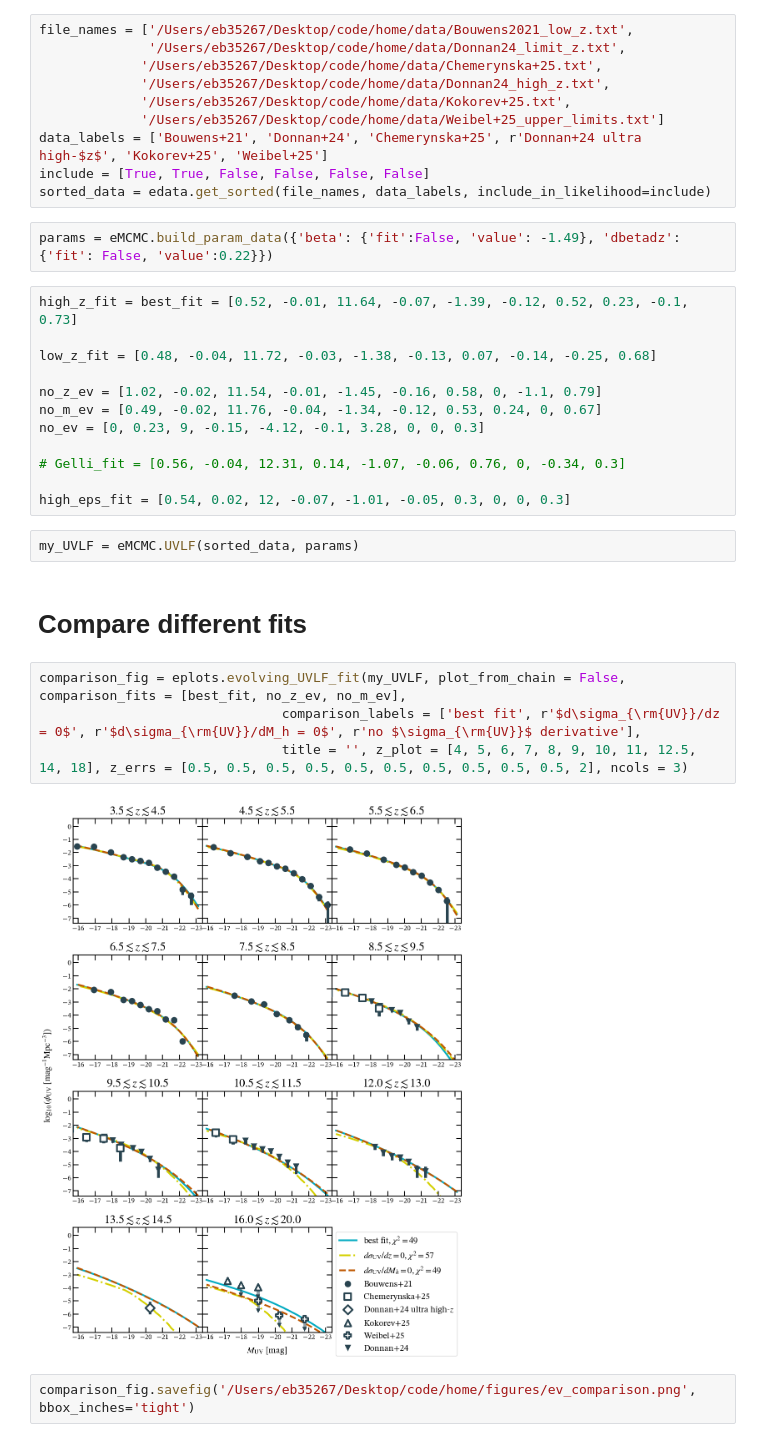
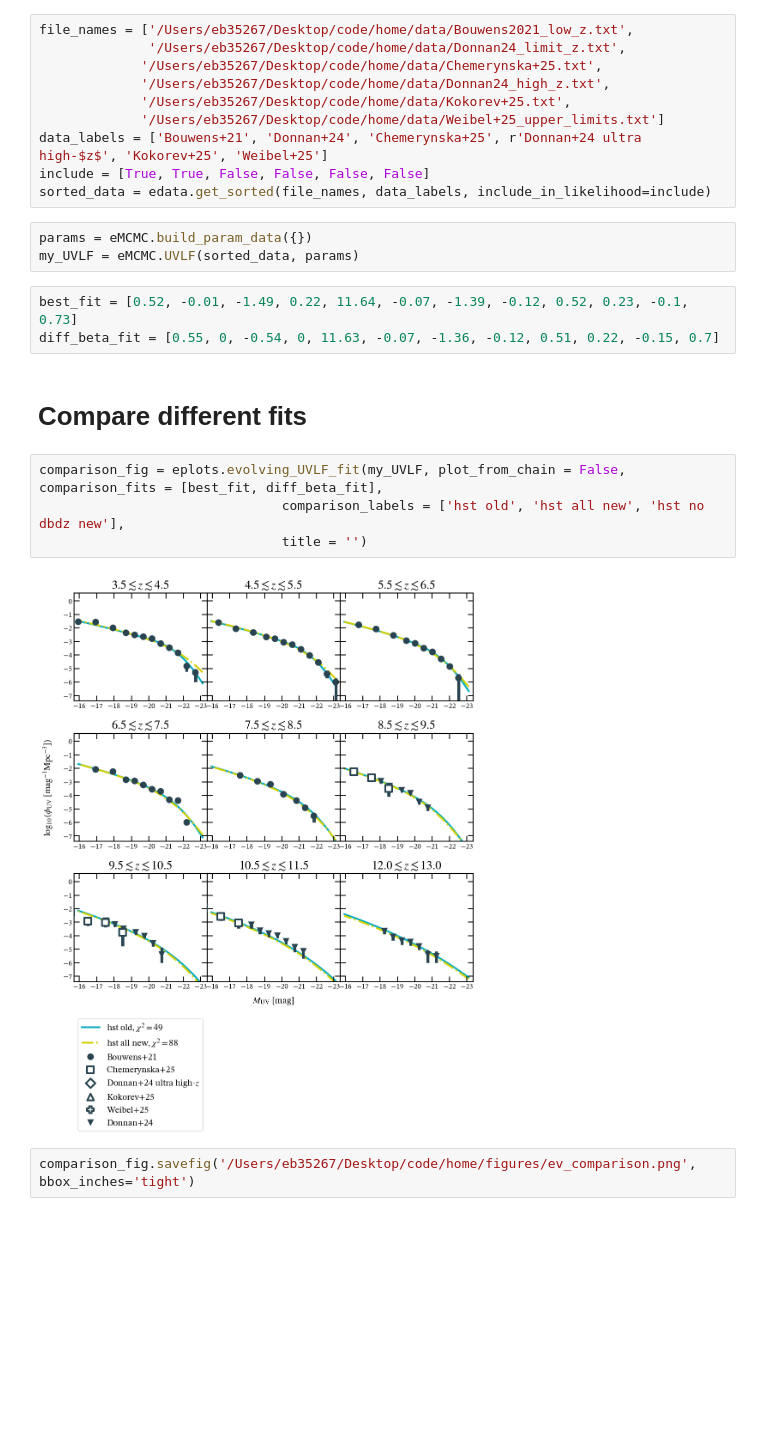
Before and after one commit to ebregou/modeling_stochasticity, a Jupyter notebook: notebooks/visualize_results.ipynb, the cells around one changed output. Saved outputs shown, nothing was run; the diff lists cells and outputs as text; blank space fills up the shorter version.

Commit message:
last commit with the .py files for running chains

```diff
--- a/notebooks/visualize_results.ipynb
+++ b/notebooks/visualize_results.ipynb
@@ -31,29 +31,19 @@ data_labels = ['Bouwens+21', 'Donnan+24', 'Chemerynska+25', r'Donnan+24 ultra hi
 include = [True, True, False, False, False, False]
 sorted_data = edata.get_sorted(file_names, data_labels, include_in_likelihood=include)
 # %%
-params = eMCMC.build_param_data({'beta': {'fit':False, 'value': -1.49}, 'dbetadz': {'fit': False, 'value':0.22}})
+params = eMCMC.build_param_data({})
+my_UVLF = eMCMC.UVLF(sorted_data, params)
 # %%
-high_z_fit = best_fit = [0.52, -0.01, 11.64, -0.07, -1.39, -0.12, 0.52, 0.23, -0.1, 0.73]
-
-low_z_fit = [0.48, -0.04, 11.72, -0.03, -1.38, -0.13, 0.07, -0.14, -0.25, 0.68]
-
-no_z_ev = [1.02, -0.02, 11.54, -0.01, -1.45, -0.16, 0.58, 0, -1.1, 0.79]
-no_m_ev = [0.49, -0.02, 11.76, -0.04, -1.34, -0.12, 0.53, 0.24, 0, 0.67]
-no_ev = [0, 0.23, 9, -0.15, -4.12, -0.1, 3.28, 0, 0, 0.3]
-
-# Gelli_fit = [0.56, -0.04, 12.31, 0.14, -1.07, -0.06, 0.76, 0, -0.34, 0.3]
-
-high_eps_fit = [0.54, 0.02, 12, -0.07, -1.01, -0.05, 0.3, 0, 0, 0.3]
+best_fit = [0.52, -0.01, -1.49, 0.22, 11.64, -0.07, -1.39, -0.12, 0.52, 0.23, -0.1, 0.73]
+diff_beta_fit = [0.55, 0, -0.54, 0, 11.63, -0.07, -1.36, -0.12, 0.51, 0.22, -0.15, 0.7]
-# %%
-my_UVLF = eMCMC.UVLF(sorted_data, params)
 # %% [markdown]
 # Compare different fits
 # %%
-comparison_fig = eplots.evolving_UVLF_fit(my_UVLF, plot_from_chain = False, comparison_fits = [best_fit, no_z_ev, no_m_ev],
-                               comparison_labels = ['best fit', r'$d\sigma_{\rm{UV}}/dz = 0$', r'$d\sigma_{\rm{UV}}/dM_h = 0$', r'no $\sigma_{\rm{UV}}$ derivative'],
-                               title = '', z_plot = [4, 5, 6, 7, 8, 9, 10, 11, 12.5, 14, 18], z_errs = [0.5, 0.5, 0.5, 0.5, 0.5, 0.5, 0.5, 0.5, 0.5, 0.5, 2], ncols = 3)
+comparison_fig = eplots.evolving_UVLF_fit(my_UVLF, plot_from_chain = False, comparison_fits = [best_fit, diff_beta_fit],
+                               comparison_labels = ['hst old', 'hst all new', 'hst no dbdz new'],
+                               title = '')
 # %% [output]
-[figure, old version]
+[figure, new version]
 # %%
 comparison_fig.savefig('/Users/eb35267/Desktop/code/home/figures/ev_comparison.png', bbox_inches='tight')
 # %%
```
Also changed, not shown: parts of 9 cells of this notebook, 41 other files.
